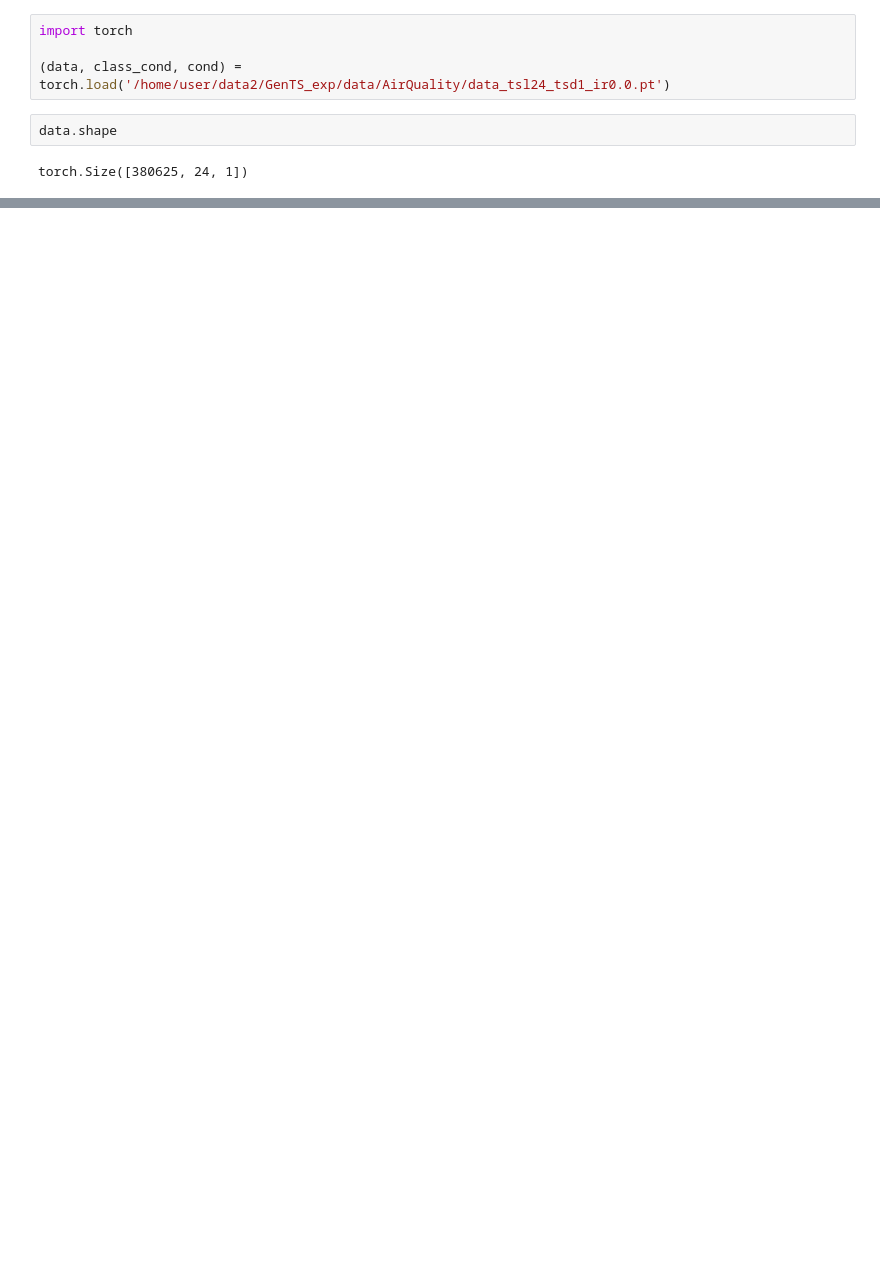
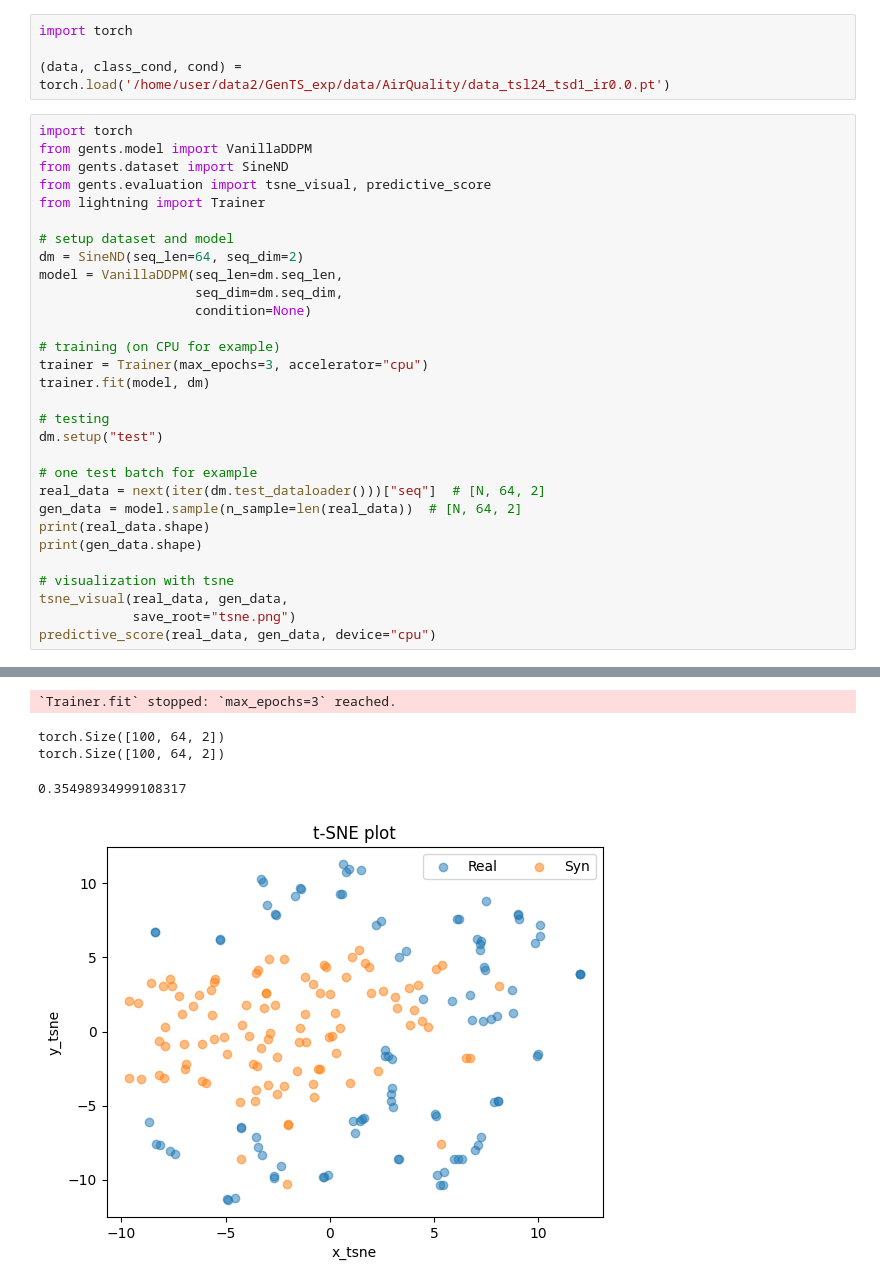
Before and after one commit to WillWang1113/GenTS, a Jupyter notebook: notebooks/my_notebook.ipynb, the cells around one changed output, grey strips where cells are left out. Cells and saved outputs as stored; diff of their text form; blank space fills up the shorter version.

```diff
--- a/notebooks/my_notebook.ipynb
+++ b/notebooks/my_notebook.ipynb
@@ -95,7 +108,34 @@ np.triu(np.abs(real - pred)/real).sum()/15
 import torch
 
 (data, class_cond, cond) = torch.load('/home/user/data2/GenTS_exp/data/AirQuality/data_tsl24_tsd1_ir0.0.pt')
-# %%
-data.shape
-# %% [output]
-torch.Size([380625, 24, 1])
+# %%
+import torch
+from gents.model import VanillaDDPM
+from gents.dataset import SineND
+from gents.evaluation import tsne_visual, predictive_score
+from lightning import Trainer
+
+# setup dataset and model
+dm = SineND(seq_len=64, seq_dim=2)
+model = VanillaDDPM(seq_len=dm.seq_len,
+                    seq_dim=dm.seq_dim,
+                    condition=None)
+
+# training (on CPU for example)
+trainer = Trainer(max_epochs=3, accelerator="cpu")
+trainer.fit(model, dm)
+
+# testing
+dm.setup("test")
+
+# one test batch for example
+real_data = next(iter(dm.test_dataloader()))["seq"]  # [N, 64, 2]
+gen_data = model.sample(n_sample=len(real_data))  # [N, 64, 2]
+print(real_data.shape)
+print(gen_data.shape)
+
+# visualization with tsne
+tsne_visual(real_data, gen_data,
+            save_root="tsne.png")
+predictive_score(real_data, gen_data, device="cpu")
+# %% [output]
@@ -101,0 +156,5 @@ torch.Size([380625, 24, 1])
+`Trainer.fit` stopped: `max_epochs=3` reached.
+torch.Size([100, 64, 2])
+torch.Size([100, 64, 2])
+0.35498934999108317
+[figure, added]
```
Also changed, not shown: parts of 5 cells of this notebook, 18 other files.
